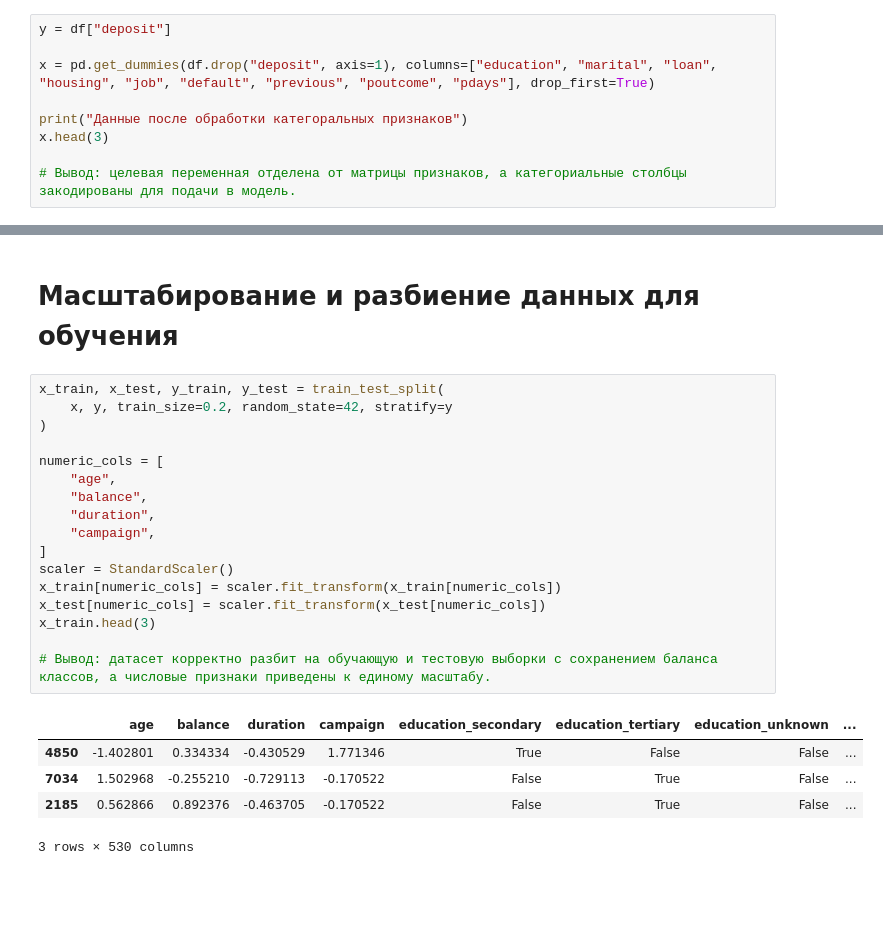
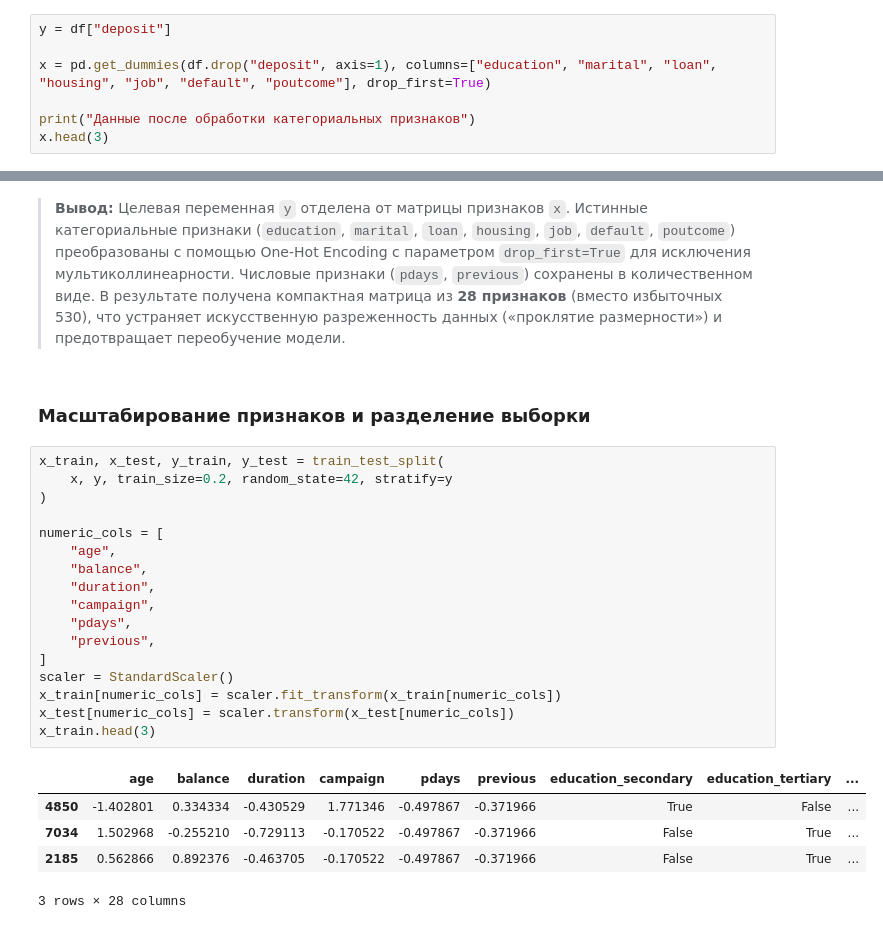
Before and after one commit to dsdhya/labs-po-AI, a Jupyter notebook: lab1/lab1.ipynb, the cells around one changed output, grey strips where cells are left out. Saved outputs shown, nothing was run; the diff lists cells and outputs as text; blank space fills up the shorter version.

```diff
--- a/lab1/lab1.ipynb
+++ b/lab1/lab1.ipynb
@@ -73,10 +74,8 @@ plt.show()
 # %%
 y = df["deposit"]
 
-x = pd.get_dummies(df.drop("deposit", axis=1), columns=["education", "marital", "loan", "housing", "job", "default", "previous", "poutcome", "pdays"], drop_first=True)
+x = pd.get_dummies(df.drop("deposit", axis=1), columns=["education", "marital", "loan", "housing", "job", "default", "poutcome"], drop_first=True)
 
-print("Данные после обработки категоральных признаков")
+print("Данные после обработки категориальных признаков")
 x.head(3)
-
-# Вывод: целевая переменная отделена от матрицы признаков, а категориальные столбцы закодированы для подачи в модель.
 # %% [output]
@@ -89,25 +88,27 @@ x.head(3)
+# %% [markdown]
+> **Вывод:** Целевая переменная `y` отделена от матрицы признаков `x`. Истинные категориальные признаки (`education`, `marital`, `loan`, `housing`, `job`, `default`, `poutcome`) преобразованы с помощью One-Hot Encoding с параметром `drop_first=True` для исключения мультиколлинеарности. Числовые признаки (`pdays`, `previous`) сохранены в количественном виде. В результате получена компактная матрица из **28 признаков** (вместо избыточных 530), что устраняет искусственную разреженность данных («проклятие размерности») и предотвращает переобучение модели.
 # %% [markdown]
-# Масштабирование и разбиение данных для обучения
+### Масштабирование признаков и разделение выборки
 # %%
 x_train, x_test, y_train, y_test = train_test_split(
     x, y, train_size=0.2, random_state=42, stratify=y
 )
 
 numeric_cols = [
     "age",
     "balance",
     "duration",
     "campaign",
+    "pdays",
+    "previous",
 ]
 scaler = StandardScaler()
 x_train[numeric_cols] = scaler.fit_transform(x_train[numeric_cols])
-x_test[numeric_cols] = scaler.fit_transform(x_test[numeric_cols])
+x_test[numeric_cols] = scaler.transform(x_test[numeric_cols])
 x_train.head(3)
-
-# Вывод: датасет корректно разбит на обучающую и тестовую выборки с сохранением баланса классов, а числовые признаки приведены к единому масштабу.
 # %% [output]
-|  | age | balance | duration | campaign | education_secondary | education_tertiary | education_unknown | ... |
-| 4850 | -1.402801 | 0.334334 | -0.430529 | 1.771346 | True | False | False | ... |
-| 7034 | 1.502968 | -0.255210 | -0.729113 | -0.170522 | False | True | False | ... |
-| 2185 | 0.562866 | 0.892376 | -0.463705 | -0.170522 | False | True | False | ... |
+|  | age | balance | duration | campaign | pdays | previous | education_secondary | education_tertiary | ... |
+| 4850 | -1.402801 | 0.334334 | -0.430529 | 1.771346 | -0.497867 | -0.371966 | True | False | ... |
+| 7034 | 1.502968 | -0.255210 | -0.729113 | -0.170522 | -0.497867 | -0.371966 | False | True | ... |
+| 2185 | 0.562866 | 0.892376 | -0.463705 | -0.170522 | -0.497867 | -0.371966 | False | True | ... |
-3 rows × 530 columns
+3 rows × 28 columns
```
Also changed, not shown: parts of 18 cells of this notebook, 4 other files.
